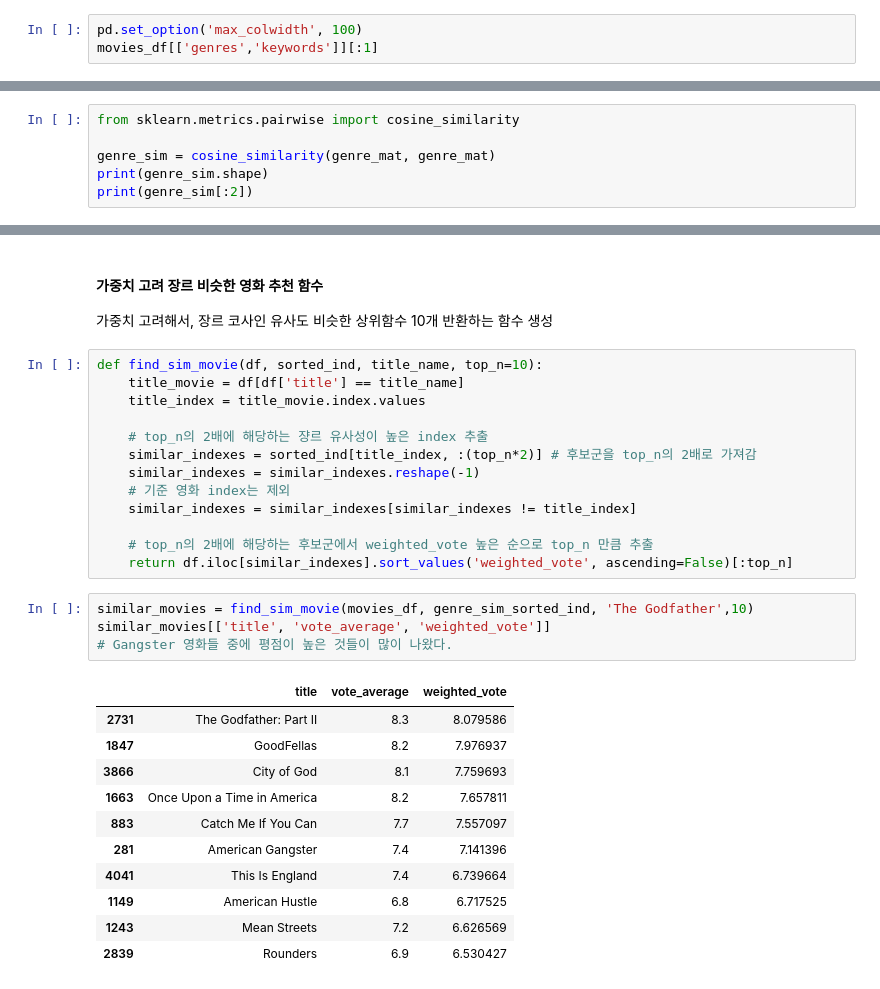
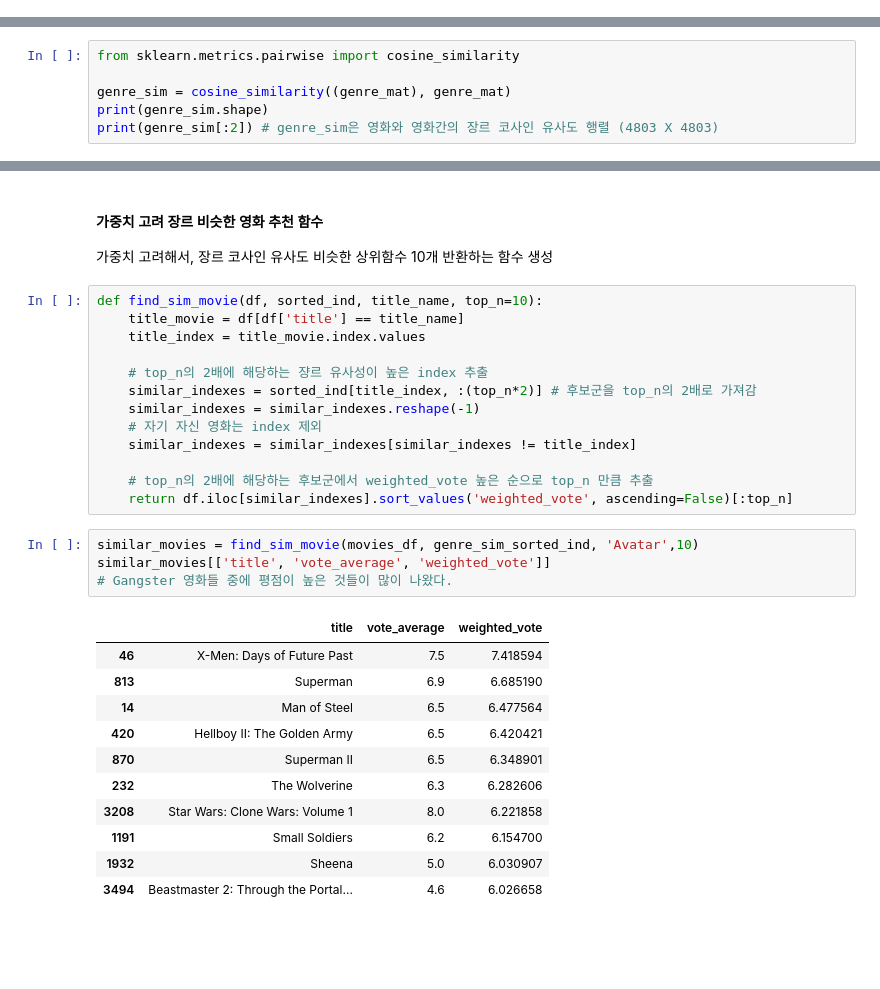
Before and after one commit to netsus/ML_PerfectGuide, a Jupyter notebook: 9장/9.1 컨텐츠 기반 필터링 실습 _ TMDB 5000 Movie Dataset.ipynb, the cells around one changed output, grey strips where cells are left out. Cells and saved outputs as stored; diff of their text form; blank space fills up the shorter version.

Commit message:
Update 9.1 컨텐츠 기반 필터링 실습 _ TMDB 5000 Movie Dataset.ipynb
리뷰 및 오타수정

```diff
--- a/9장/9.1 컨텐츠 기반 필터링 실습 _ TMDB 5000 Movie Dataset.ipynb
+++ b/9장/9.1 컨텐츠 기반 필터링 실습 _ TMDB 5000 Movie Dataset.ipynb
@@ -55,3 +61,0 @@ movies_df = movies[['id','title', 'genres', 'vote_average', 'vote_count',
-# %%
-pd.set_option('max_colwidth', 100)
-movies_df[['genres','keywords']][:1]
@@ -124,9 +162,9 @@ movies_df.head(2)
 # %%
 from sklearn.metrics.pairwise import cosine_similarity
 
-genre_sim = cosine_similarity(genre_mat, genre_mat)
+genre_sim = cosine_similarity((genre_mat), genre_mat)
 print(genre_sim.shape)
-print(genre_sim[:2])
+print(genre_sim[:2]) # genre_sim은 영화와 영화간의 장르 코사인 유사도 행렬 (4803 X 4803)
 # %% [output]
 (4803, 4803)
 [[1.         0.59628479 0.4472136  ... 0.         0.         0.        ]
@@ -296,24 +326,24 @@ def find_sim_movie(df, sorted_ind, title_name, top_n=10):
     # top_n의 2배에 해당하는 쟝르 유사성이 높은 index 추출
     similar_indexes = sorted_ind[title_index, :(top_n*2)] # 후보군을 top_n의 2배로 가져감
     similar_indexes = similar_indexes.reshape(-1)
-    # 기준 영화 index는 제외
+    # 자기 자신 영화는 index 제외
     similar_indexes = similar_indexes[similar_indexes != title_index]
 
     # top_n의 2배에 해당하는 후보군에서 weighted_vote 높은 순으로 top_n 만큼 추출
     return df.iloc[similar_indexes].sort_values('weighted_vote', ascending=False)[:top_n]
 # %%
-similar_movies = find_sim_movie(movies_df, genre_sim_sorted_ind, 'The Godfather',10)
+similar_movies = find_sim_movie(movies_df, genre_sim_sorted_ind, 'Avatar',10)
 similar_movies[['title', 'vote_average', 'weighted_vote']]
 # Gangster 영화들 중에 평점이 높은 것들이 많이 나왔다.
 # %% [output]
 |  | title | vote_average | weighted_vote |
-| 2731 | The Godfather: Part II | 8.3 | 8.079586 |
-| 1847 | GoodFellas | 8.2 | 7.976937 |
-| 3866 | City of God | 8.1 | 7.759693 |
-| 1663 | Once Upon a Time in America | 8.2 | 7.657811 |
-| 883 | Catch Me If You Can | 7.7 | 7.557097 |
-| 281 | American Gangster | 7.4 | 7.141396 |
-| 4041 | This Is England | 7.4 | 6.739664 |
-| 1149 | American Hustle | 6.8 | 6.717525 |
-| 1243 | Mean Streets | 7.2 | 6.626569 |
-| 2839 | Rounders | 6.9 | 6.530427 |
+| 46 | X-Men: Days of Future Past | 7.5 | 7.418594 |
+| 813 | Superman | 6.9 | 6.685190 |
+| 14 | Man of Steel | 6.5 | 6.477564 |
+| 420 | Hellboy II: The Golden Army | 6.5 | 6.420421 |
+| 870 | Superman II | 6.5 | 6.348901 |
+| 232 | The Wolverine | 6.3 | 6.282606 |
+| 3208 | Star Wars: Clone Wars: Volume 1 | 8.0 | 6.221858 |
+| 1191 | Small Soldiers | 6.2 | 6.154700 |
+| 1932 | Sheena | 5.0 | 6.030907 |
+| 3494 | Beastmaster 2: Through the Portal... | 4.6 | 6.026658 |
```
Also changed, not shown: parts of 18 cells of this notebook.
